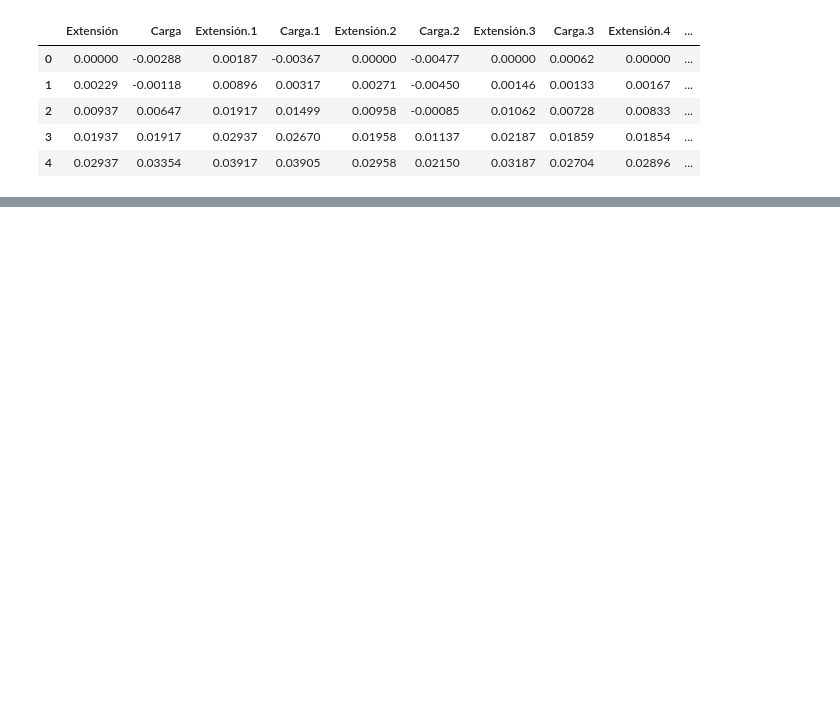
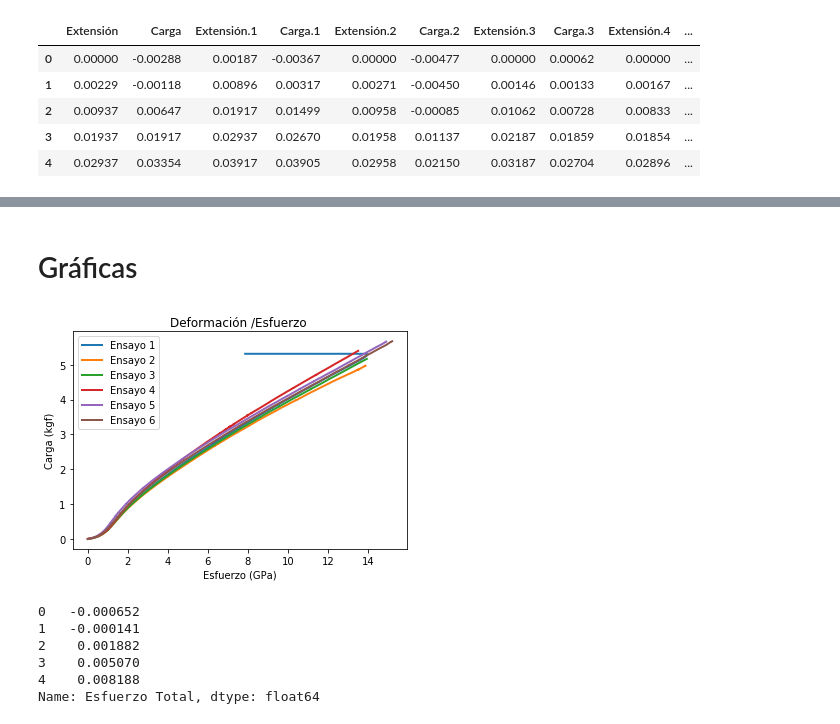
Before and after one commit to zeus2301/Analisis, a Jupyter notebook: Análisis de datos2.ipynb, the cells around one changed output, grey strips where cells are left out. Saved outputs shown, nothing was run; the diff lists cells and outputs as text; code cells hidden in the pictures; blank space fills up the shorter version.

```diff
--- a/Análisis de datos2.ipynb
+++ b/Análisis de datos2.ipynb
@@ -173,0 +191,31 @@ data4.head()
+# %% [markdown]
+# Gráficas
+# %%
+data5 = data4
+dataframe1 = data5["Esfuerzo.1 (GPa)"]
+dataframe2 = data5["Def.1 (mm/mm)"]
+dataframe3 = data5["Esfuerzo.2 (GPa)"]
+dataframe4 = data5["Def.2 (mm/mm)"]
+dataframe5 = data5["Esfuerzo.3 (GPa)"]
+dataframe6 = data5["Def.3 (mm/mm)"]
+dataframe7 = data5["Esfuerzo.4 (GPa)"]
+dataframe8 = data5["Def.4 (mm/mm)"]
+dataframe9 = data5["Esfuerzo.5 (GPa)"]
+dataframe10 = data5["Def.5 (mm/mm)"]
+dataframe11 = data5["Esfuerzo.6 (GPa)"]
+dataframe12= data5["Def.6 (mm/mm)"]
+
+plt.plot(dataframe1, dataframe2, linewidth=2, label="Ensayo 1")
+plt.plot(dataframe3, dataframe4, linewidth=2, label="Ensayo 2")
+plt.plot(dataframe5, dataframe6, linewidth=2, label="Ensayo 3")
+plt.plot(dataframe7, dataframe8, linewidth=2, label="Ensayo 4")
+plt.plot(dataframe9, dataframe10, linewidth=2, label="Ensayo 5")
+plt.plot(dataframe11, dataframe12, linewidth=2, label="Ensayo 6")
+
+plt.xlabel("Esfuerzo (GPa)")
+plt.ylabel("Carga (kgf)")
+plt.legend()
+plt.title("Deformación /Esfuerzo ")
+plt.show()
+# %% [output]
+[figure, added]
@@ -173,0 +225,9 @@ data4.head()
+# %%
+data5["Esfuerzo Total"].head()
+# %% [output]
+0   -0.000652
+1   -0.000141
+2    0.001882
+3    0.005070
+4    0.008188
+Name: Esfuerzo Total, dtype: float64
```
Also changed, not shown: parts of 22 cells of this notebook.
